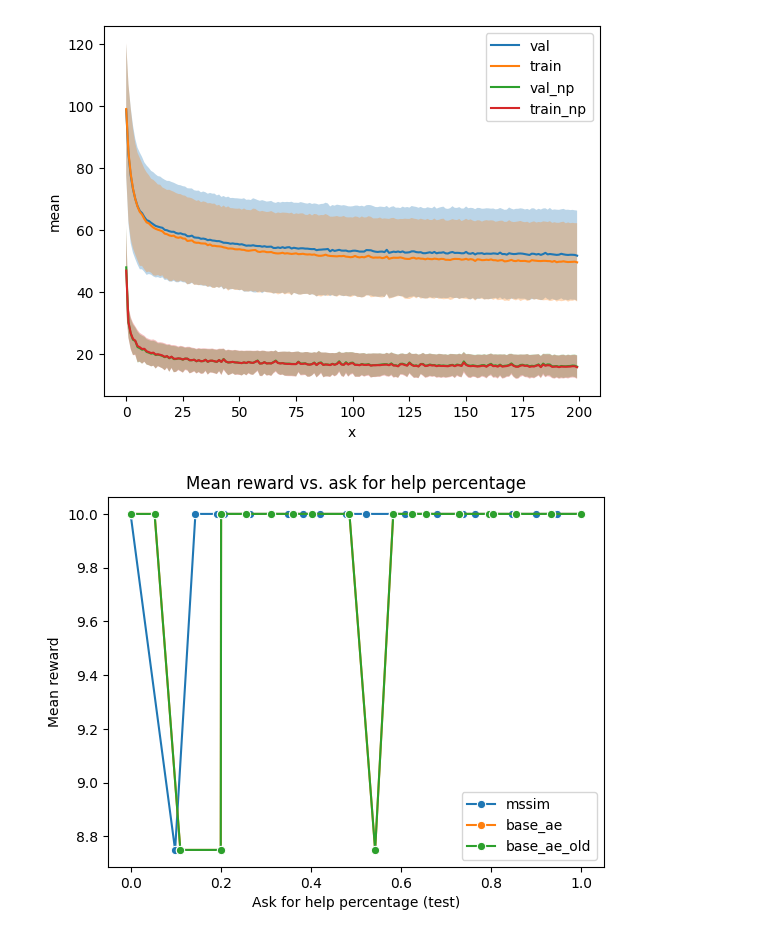
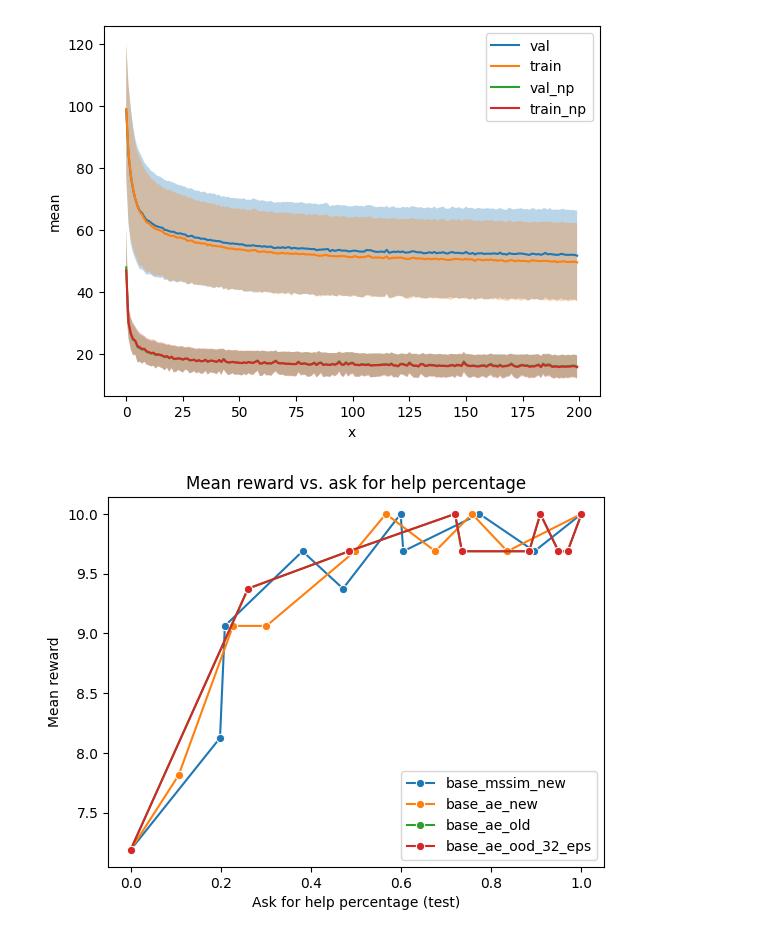
Before and after one commit to PavelCz/yrc-bench-fork, a Jupyter notebook: analyzing/plotting.ipynb, the cells around one changed output. Drawn from its saved outputs; the diff is of its cells as text; code cells hidden in the pictures.

```diff
--- a/analyzing/plotting.ipynb
+++ b/analyzing/plotting.ipynb
@@ -85,7 +85,17 @@ base_path = Path("/home/pavel/data/goal-misgen/tmp")
 # evals = ["random"]
 
 eval_path = base_path / "debug-01-better-thresholds"
-evals = ["mssim", "base_ae", "base_ae_old"]
+evals = [
+    "base_mssim_new",
+    # "base_ae",
+    "base_ae_new",
+    "base_ae_old",
+    # "base_ae_ood",
+    # "base_ae_d78",
+    # "base_ae_d78_32_eps",
+    "base_ae_ood_32_eps",
+
+]
 
 for eval in evals:
 
@@ -96,7 +106,7 @@ for eval in evals:
     split = "test"
     results = eval_data["results"]
 
-    binned_train_percentiles = eval_data["thresholds"]
+    # binned_train_percentiles = eval_data["thresholds"]
 
     mean_rewards = []
     std_rewards = []
@@ -115,9 +125,15 @@ for eval in evals:
     #     afh_percentage.append(result["action_1_frac"])
 
     for result in results:
-        mean_rewards.append(result[split]["reward_mean"])
-        std_rewards.append(result[split]["reward_std"])
-        afh_percentage.append(result[split]["action_1_frac"])
+        if split in result:
+            mean_rewards.append(result[split]["reward_mean"])
+            std_rewards.append(result[split]["reward_std"])
+            afh_percentage.append(result[split]["action_1_frac"])
+        else:
+            mean_rewards.append(result["reward_mean"])
+            std_rewards.append(result["reward_std"])
+            afh_percentage.append(result["action_1_frac"])
+
 
     # Calculate ask for help precentage for each threshold.
     # train_ood_percentage = []
@@ -128,31 +144,31 @@ for eval in evals:
     #         if threshold is None:
     #             raise ValueError("Threshold is None")
     #         num_larger = np.sum(training_scores > threshold)
     #         train_ood_percentage.append(num_larger / len(training_scores))
     # else:
     #     train_ood_percentage = None
 
 
     # print(f"Ask for help percentage: {train_ood_percentage}")
 
     # Plot lineplot using seaborn.
     sns.lineplot(x=afh_percentage, y=mean_rewards, label=eval, marker="o")
 
 plt.xlabel("Ask for help percentage (test)")
 plt.ylabel("Mean reward")
 plt.title("Mean reward vs. ask for help percentage")
 plt.legend()
 plt.show()
 
 # Plot lineplot using matplotlib.
 # plt.plot(thresholds, mean_rewards)
 # plt.fill_between(thresholds, mean_rewards - std_rewards, mean_rewards + std_rewards, alpha=0.5)
 # plt.show()
 
 
 
 # print(eval_data["thresholds"])
 
 # print(eval_data["scores"])
 # %% [output]
-[figure, old version]
+[figure, new version]
```
